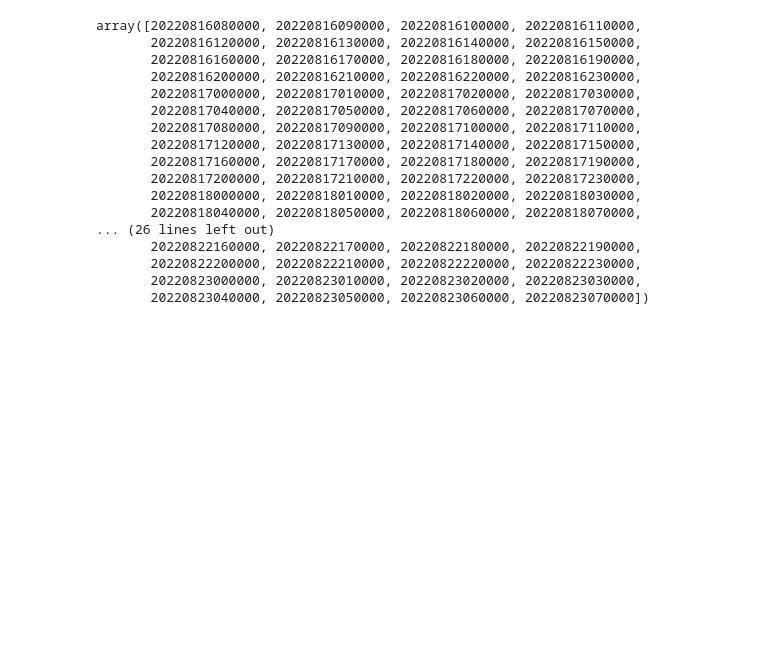
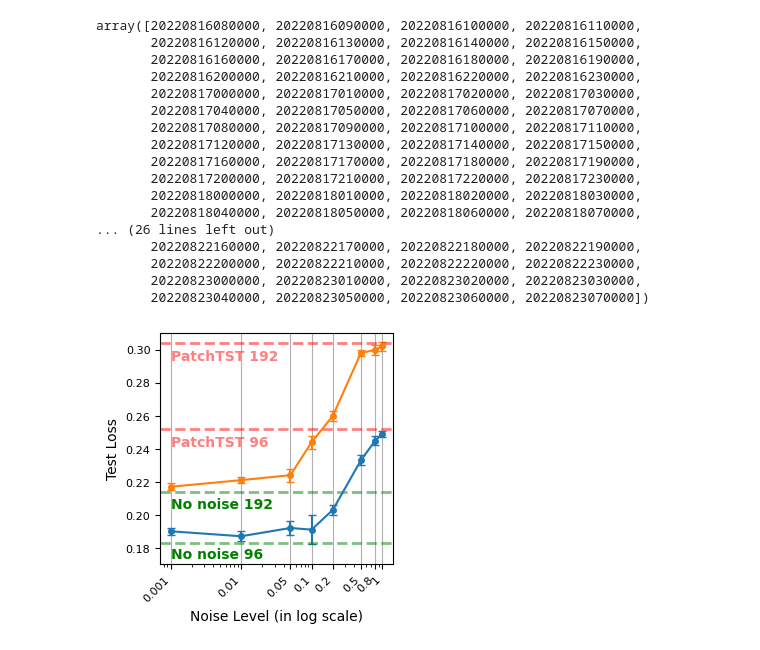
Before and after one commit to VEWOXIC/Universal-Cross-Modal-Time-Series-Forecasting-Pipeline, a Jupyter notebook: visualize.ipynb, the cells around one changed output. Cells and saved outputs as stored; diff of their text form; code cells hidden in the pictures; blank space fills up the shorter version.

```diff
--- a/visualize.ipynb
+++ b/visualize.ipynb
@@ -89,3 +91,63 @@ array([20220816080000, 20220816090000, 20220816100000, 20220816110000,
        20220822200000, 20220822210000, 20220822220000, 20220822230000,
        20220823000000, 20220823010000, 20220823020000, 20220823030000,
        20220823040000, 20220823050000, 20220823060000, 20220823070000])
+# %%
+import matplotlib.pyplot as plt
+import numpy as np
+
+# Log-spaced x values (excluding 0 for log scale)
+x = [0.001, 0.01, 0.05, 0.1, 0.2, 0.5, 0.8, 1]
+y96 = np.array([0.190, 0.187, 0.192, 0.191, 0.203, 0.233, 0.245, 0.249])
+y192 = np.array([0.217, 0.221, 0.224, 0.244, 0.260, 0.298, 0.300, 0.302])
+error96 = [0.002, 0.003, 0.004, 0.009, 0.003, 0.003, 0.003, 0.002]
+error192 = [0.002, 0.002, 0.004, 0.004, 0.003, 0.002, 0.003, 0.003]
+plt.figure(figsize=(3,3))
+
+# Plot with error bars
+plt.errorbar(x, y96, yerr=error96, fmt='-o', capsize=3, markersize=4, label='h=96')
+plt.errorbar(x, y192, yerr=error192, fmt='-o', capsize=3, markersize=4, label='h=192')
+
+# Log scale on x-axis
+plt.xscale('log')
+
+# Customize ticks and grid
+plt.xticks(x)
+plt.grid(True, axis='x')
+# replace the ticks with the x values
+plt.gca().set_xticklabels([f'{xi}' for xi in x], rotation=45, ha='right', fontsize=8)
+
+# replace the yticklabel with font size 8
+plt.yticks(fontsize=8)
+plt.ylim(0.17, 0.31)
+
+# Add vertical line and label for each x point
+# for xi in x:
+#     plt.axvline(x=xi, color='gray', linestyle='--', linewidth=0.8, alpha=0.5)
+    # plt.text(xi, 0.22, f'{xi:.3f}', rotation=45, ha='center', va='bottom', fontsize=10)
+
+# add horizontal line at y=0.2
+plt.axhline(y=0.183, color='green', linestyle='--', linewidth=2, alpha=0.5)
+plt.text(0.001, 0.172, 'No noise 96', ha='left', va='bottom', fontsize=10, color='green', fontweight='bold')
+
+plt.axhline(y=0.252, color='red', linestyle='--', linewidth=2, alpha=0.5)
+plt.text(0.001, 0.24, 'PatchTST 96', ha='left', va='bottom', fontsize=10, color='red', alpha=0.5, fontweight='bold')
+
+# add horizontal line at y=0.2
+plt.axhline(y=0.214, color='green', linestyle='--', linewidth=2, alpha=0.5)
+plt.text(0.001, 0.202, 'No noise 192', ha='left', va='bottom', fontsize=10, color='green', fontweight='bold')
+
+plt.axhline(y=0.304, color='red', linestyle='--', linewidth=2, alpha=0.5)
+plt.text(0.001, 0.292, 'PatchTST 192', ha='left', va='bottom', fontsize=10, color='red', alpha=0.5, fontweight='bold')
+
+# Add labels and legend
+plt.xlabel('Noise Level (in log scale)')
+plt.ylabel('Test Loss')
+# plt.title('Line Plot with Error Bars (Log X-axis)')
+# plt.legend()
+
+# Show plot
+# plt.show()
+# save the figure as pdf
+plt.savefig('test_loss.pdf', bbox_inches='tight')
+# %% [output]
+[figure, added]
```
Also changed, not shown: parts of 1 cell of this notebook, 6 other files.
